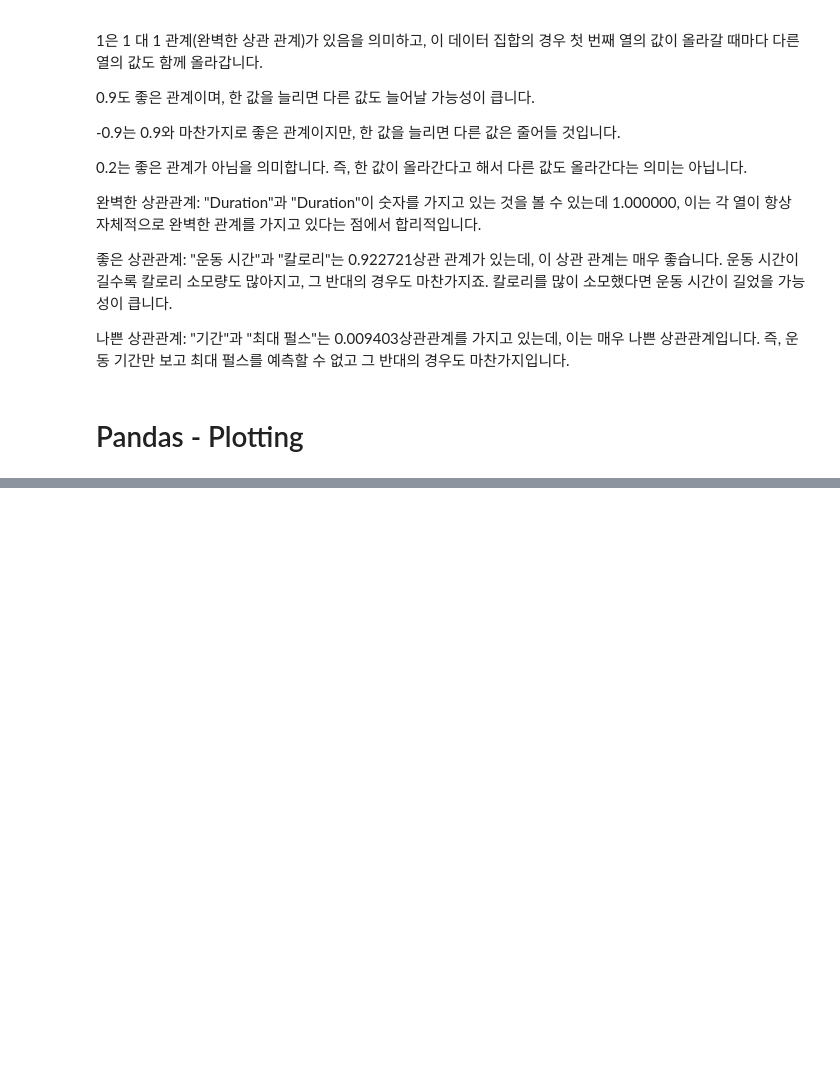
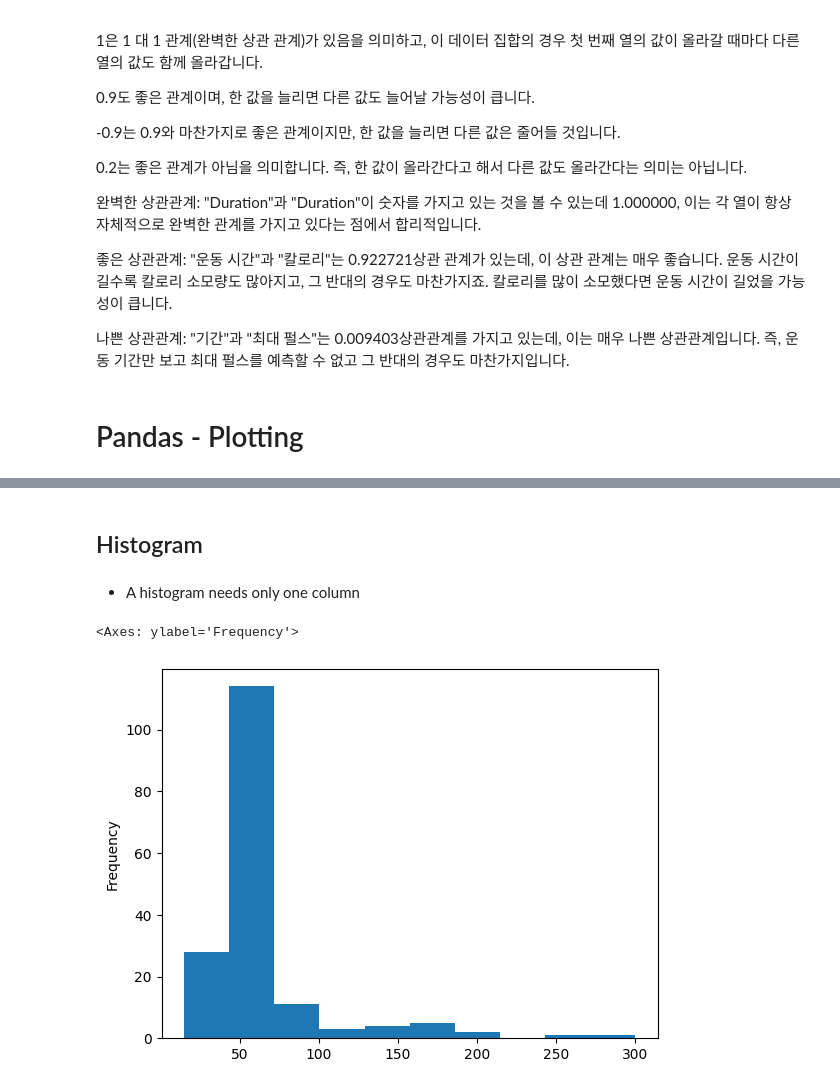
Before and after one commit to pmj8298/h_python, a Jupyter notebook: pandas_practice02.ipynb, the cells around one changed output, grey strips where cells are left out. Saved outputs shown, nothing was run; the diff lists cells and outputs as text; code cells hidden in the pictures; blank space fills up the shorter version.

```diff
--- a/pandas_practice02.ipynb
+++ b/pandas_practice02.ipynb
@@ -718,0 +742,9 @@ df.corr()
+# %% [markdown]
+## Histogram
+# %% [markdown]
+- A histogram needs only one column
+# %%
+df["Duration"].plot(kind = 'hist')
+# %% [output]
+<Axes: ylabel='Frequency'>
+[figure, added]
```
Also changed, not shown: parts of 3 cells of this notebook, 1 other file.
